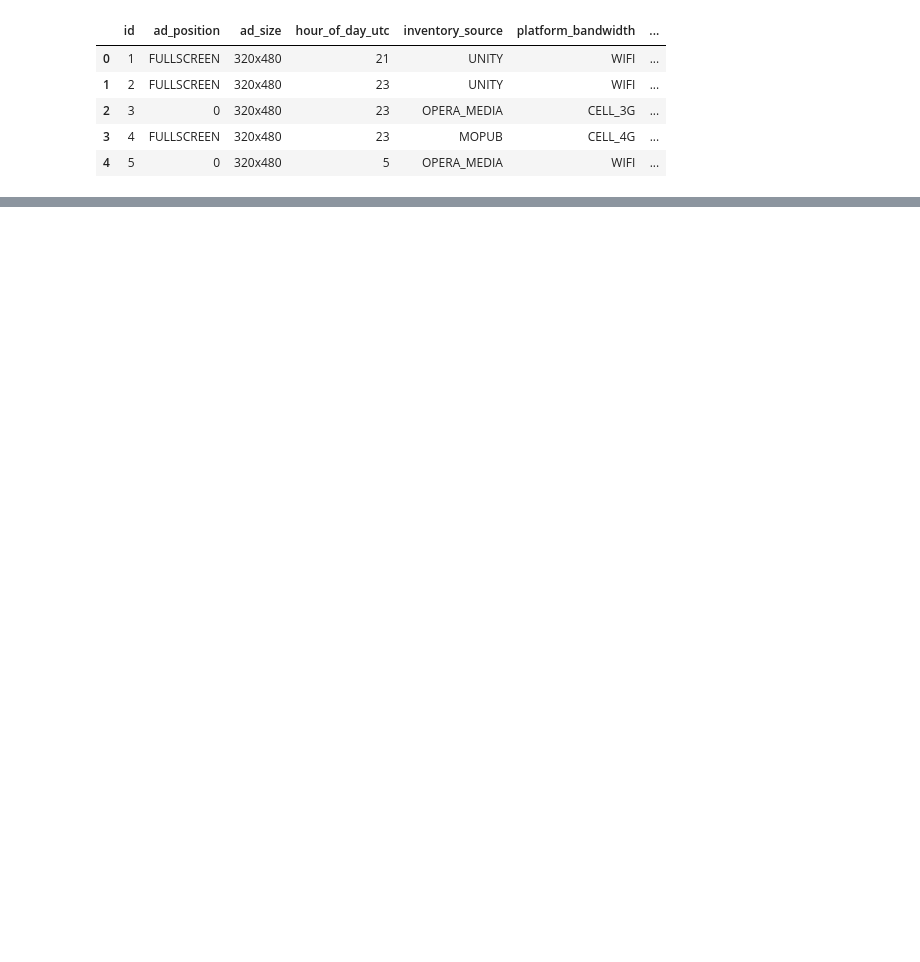
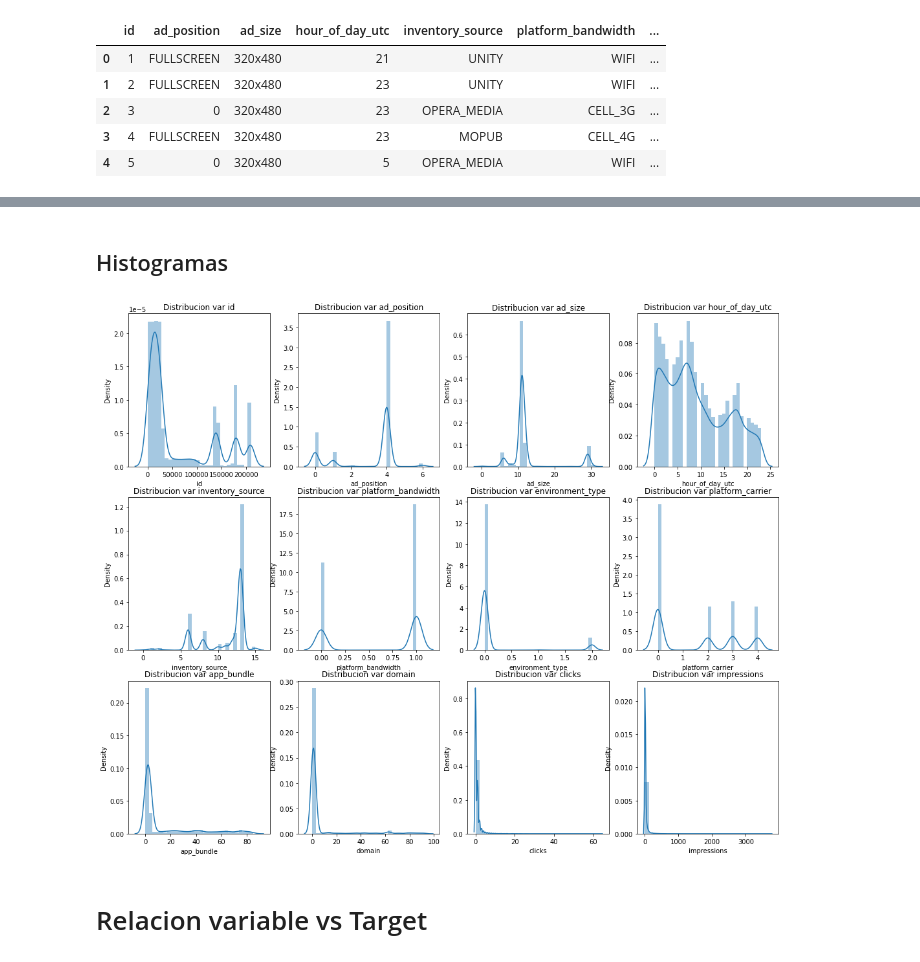
Before and after one commit to stefymojica/Boston_ML, a Jupyter notebook: marketing_digital.ipynb, the cells around one changed output, grey strips where cells are left out. Drawn from its saved outputs; the diff is of its cells as text; code cells hidden in the pictures; blank space fills up the shorter version.

```diff
--- a/marketing_digital.ipynb
+++ b/marketing_digital.ipynb
@@ -28,0 +220,2 @@ XY.head()
+# %%
+XY.platform_carrier = le.fit_transform(XY.platform_carrier.values)
@@ -28,0 +304,15 @@ XY.head()
+# %% [markdown]
+## Histogramas
+# %%
+plt.figure(figsize=(18,20))
+n = 0
+for i, columns in enumerate(X.columns):
+  n+=1
+  plt.subplot(4, 4, n)
+  sns.distplot(X[columns], bins=30)
+  plt.title('Distribucion var {}'.format(columns))
+plt.show()
+# %% [output]
+[figure, added]
+# %% [markdown]
+# Relacion variable vs Target
```
Also changed, not shown: parts of 55 cells of this notebook.
